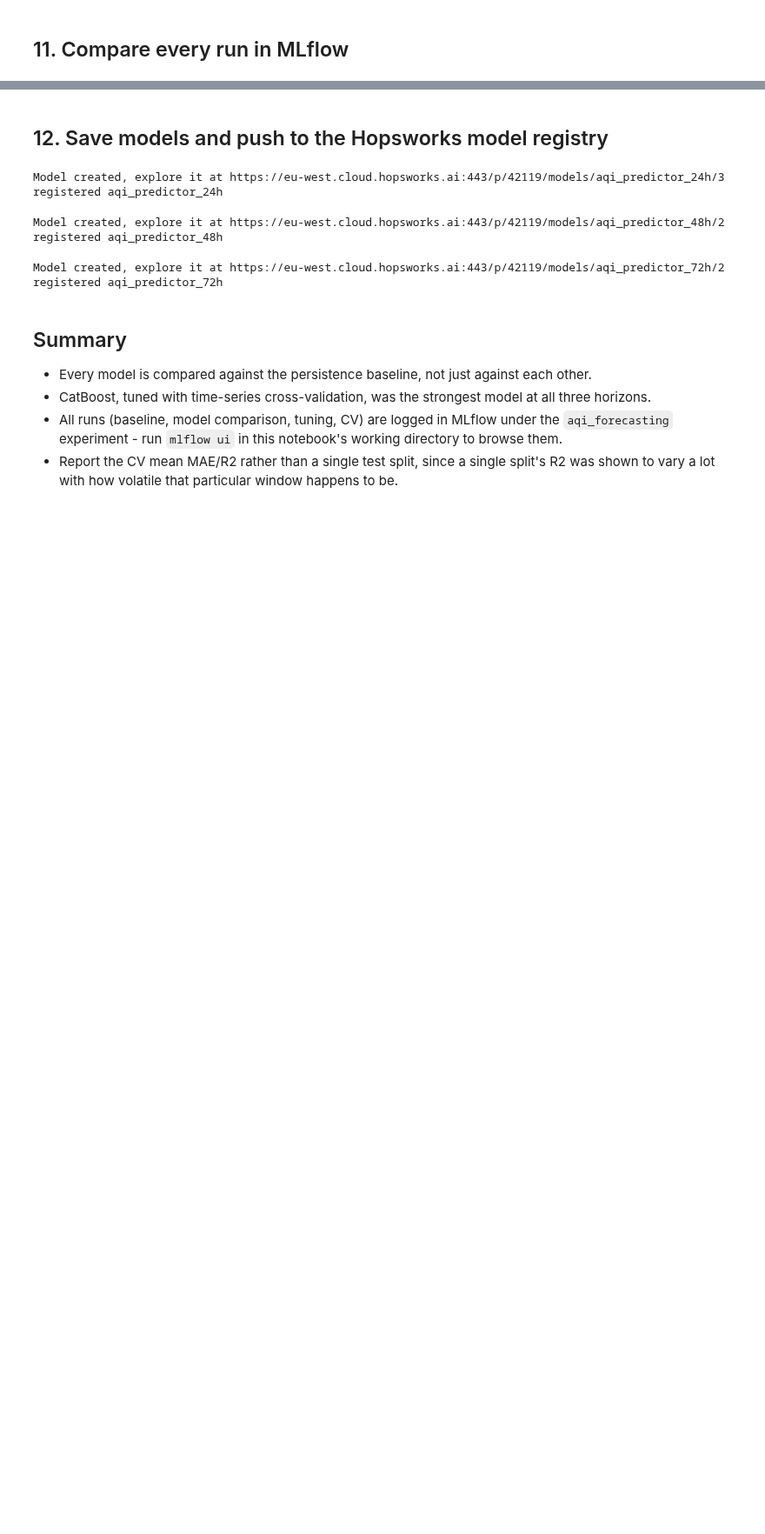
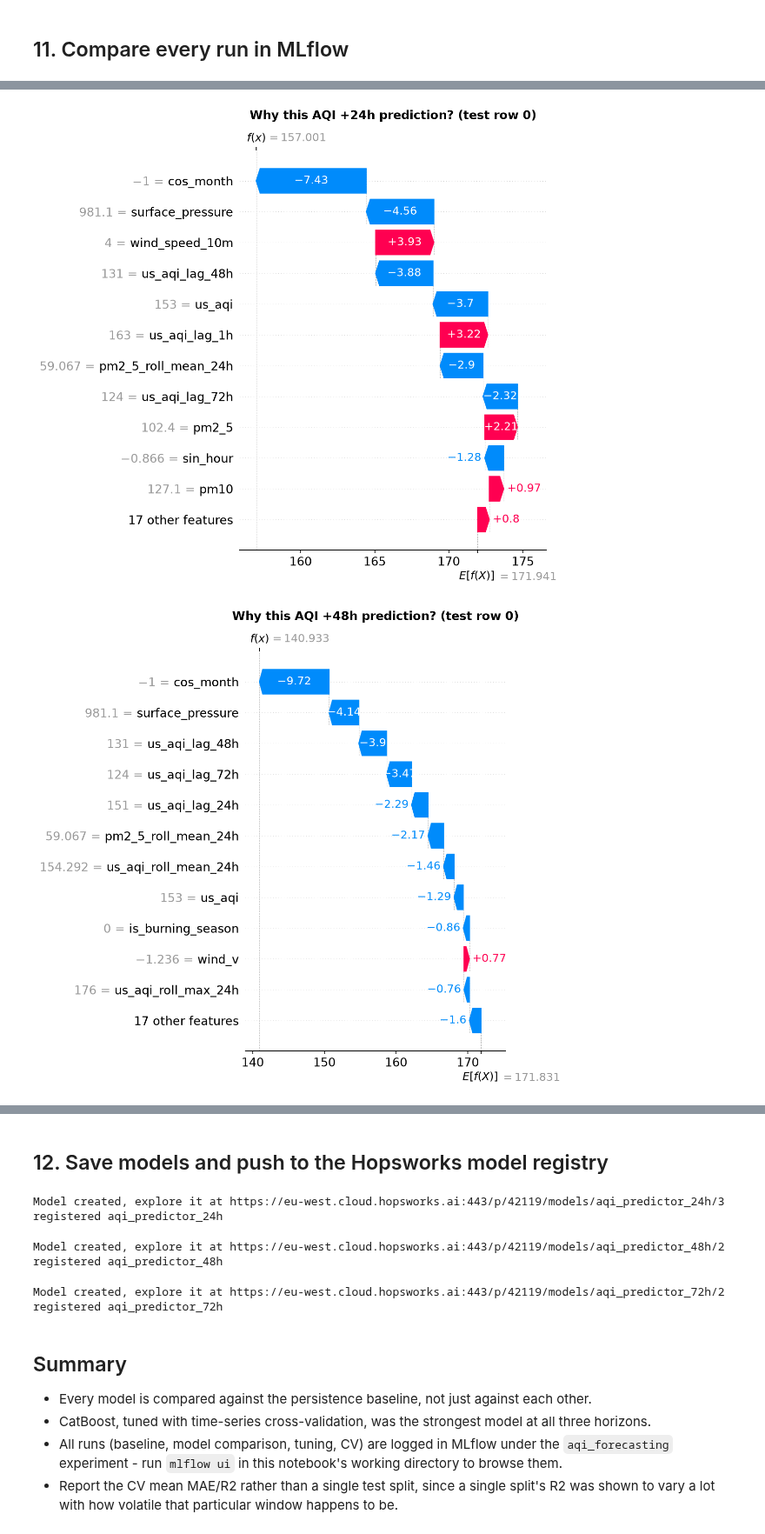
Before and after one commit to HabibUrRehman-mk/AQI_Predictor, a Jupyter notebook: Notebooks/Full_ML_Pipeline.ipynb, the cells around one changed output, grey strips where cells are left out. Shown at 87% size. Saved outputs shown, nothing was run; the diff lists cells and outputs as text; code cells hidden in the pictures; blank space fills up the shorter version.

```diff
--- a/Notebooks/Full_ML_Pipeline.ipynb
+++ b/Notebooks/Full_ML_Pipeline.ipynb
@@ -660,0 +722,20 @@ Total runs found in DB: 20
+# %%
+def explain_single_prediction(shap_values, x_data, row_idx, horizon, save_prefix="shap"):
+    """Waterfall plot: how each feature pushed one specific prediction up/down from the baseline."""
+    fig = plt.figure(figsize=(10, 7))
+    shap.plots.waterfall(shap_values[row_idx], max_display=12, show=False)
+    plt.title(
+        f"Why this AQI +{horizon} prediction? (test row {row_idx})",
+        pad=15,
+    )
+    plt.tight_layout()
+    plt.savefig(f"{save_prefix}_waterfall_{horizon}_row{row_idx}.png", dpi=150, bbox_inches="tight")
+    plt.show()
+
+# Example: explain the first test-set row for each horizon
+explain_single_prediction(shap_values_24h, test_x, row_idx=0, horizon="24h")
+explain_single_prediction(shap_values_48h, test_x, row_idx=0, horizon="48h")
+explain_single_prediction(shap_values_72h, test_x, row_idx=0, horizon="72h")
+# %% [output]
+[figure, added]
+[figure, added]
```
Also changed, not shown: parts of 11 cells of this notebook.
